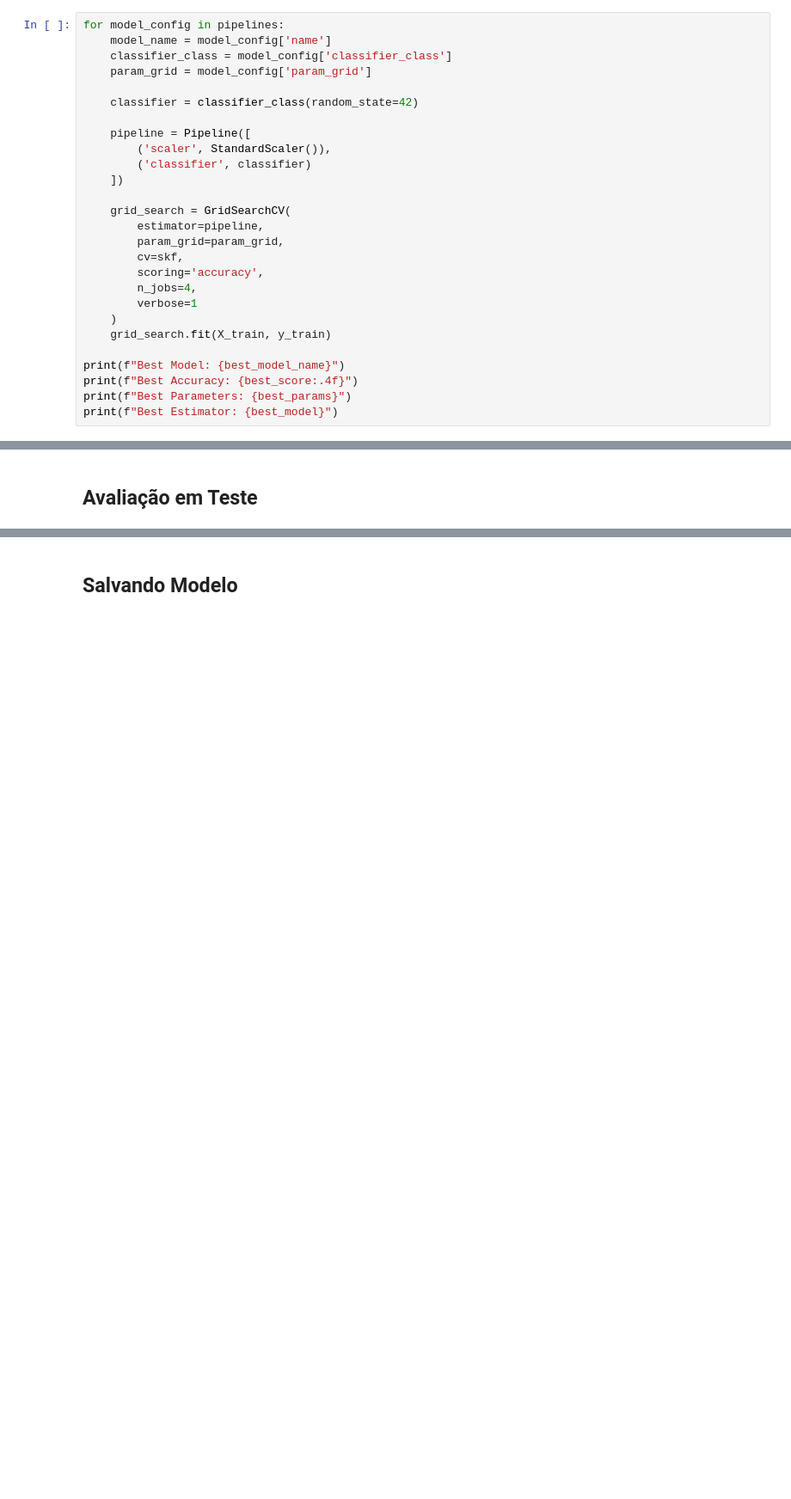
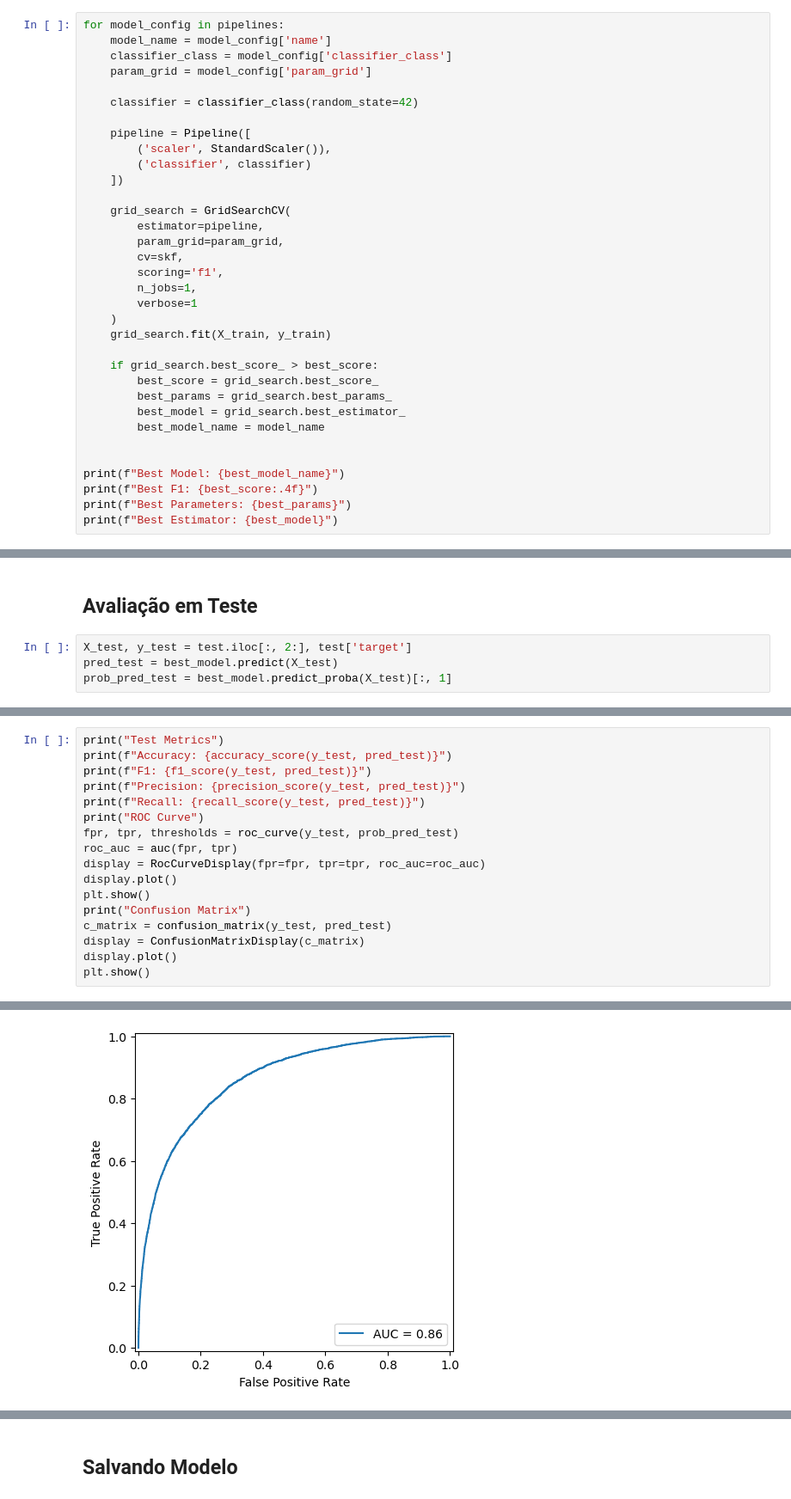
Before and after one commit to renemcarioca/test_ml, a Jupyter notebook: ml_code.ipynb, the cells around one changed output, grey strips where cells are left out. Shown: that part at 86% size. Cells and saved outputs as stored; diff of their text form; blank space fills up the shorter version.

```diff
--- a/ml_code.ipynb
+++ b/ml_code.ipynb
@@ -128,14 +120,21 @@ for model_config in pipelines:
         estimator=pipeline,
         param_grid=param_grid,
         cv=skf,
-        scoring='accuracy',
-        n_jobs=4,
+        scoring='f1',
+        n_jobs=1,
         verbose=1
     )
     grid_search.fit(X_train, y_train)
 
+    if grid_search.best_score_ > best_score:
+        best_score = grid_search.best_score_
+        best_params = grid_search.best_params_
+        best_model = grid_search.best_estimator_
+        best_model_name = model_name
+
+
 print(f"Best Model: {best_model_name}")
-print(f"Best Accuracy: {best_score:.4f}")
+print(f"Best F1: {best_score:.4f}")
 print(f"Best Parameters: {best_params}")
 print(f"Best Estimator: {best_model}")
 # %% [output]
@@ -145,2 +180,6 @@ KeyboardInterrupt:
 # %% [markdown]
 ## Avaliação em Teste
+# %%
+X_test, y_test = test.iloc[:, 2:], test['target']
+pred_test = best_model.predict(X_test)
+prob_pred_test = best_model.predict_proba(X_test)[:, 1]
@@ -146,0 +188,18 @@ KeyboardInterrupt:
+# %%
+print("Test Metrics")
+print(f"Accuracy: {accuracy_score(y_test, pred_test)}")
+print(f"F1: {f1_score(y_test, pred_test)}")
+print(f"Precision: {precision_score(y_test, pred_test)}")
+print(f"Recall: {recall_score(y_test, pred_test)}")
+print("ROC Curve")
+fpr, tpr, thresholds = roc_curve(y_test, prob_pred_test)
+roc_auc = auc(fpr, tpr)
+display = RocCurveDisplay(fpr=fpr, tpr=tpr, roc_auc=roc_auc)
+display.plot()
+plt.show()
+print("Confusion Matrix")
+c_matrix = confusion_matrix(y_test, pred_test)
+display = ConfusionMatrixDisplay(c_matrix)
+display.plot()
+plt.show()
+# %% [output]
@@ -146,0 +212 @@ KeyboardInterrupt:
+[figure, added]
```
Also changed, not shown: parts of 12 cells of this notebook, 7 other files.
